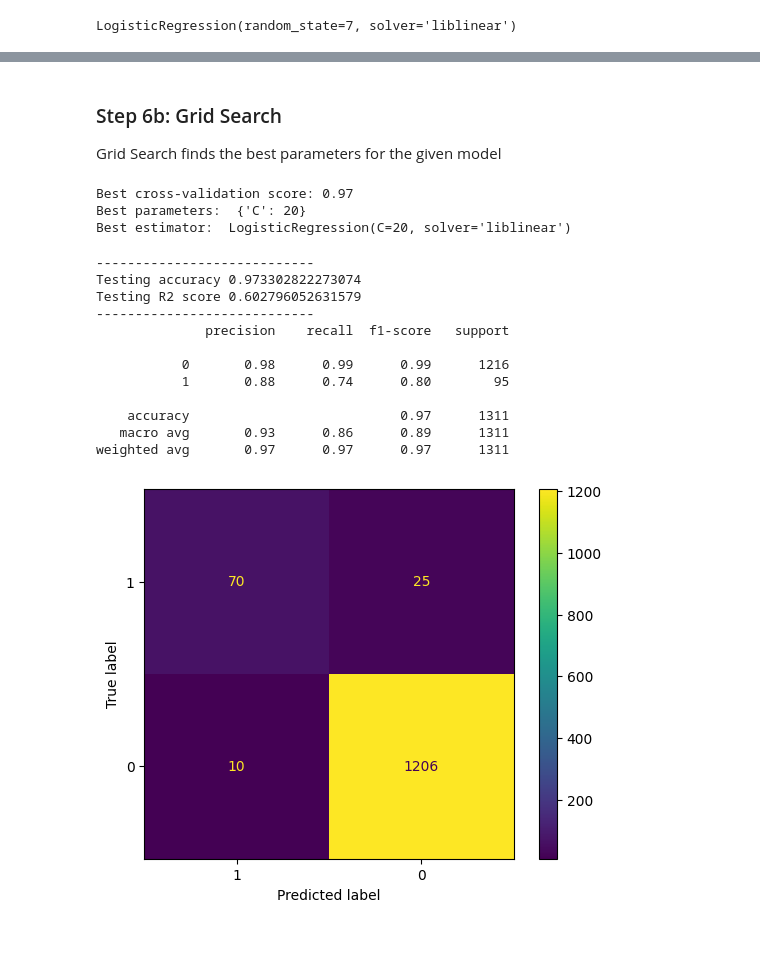
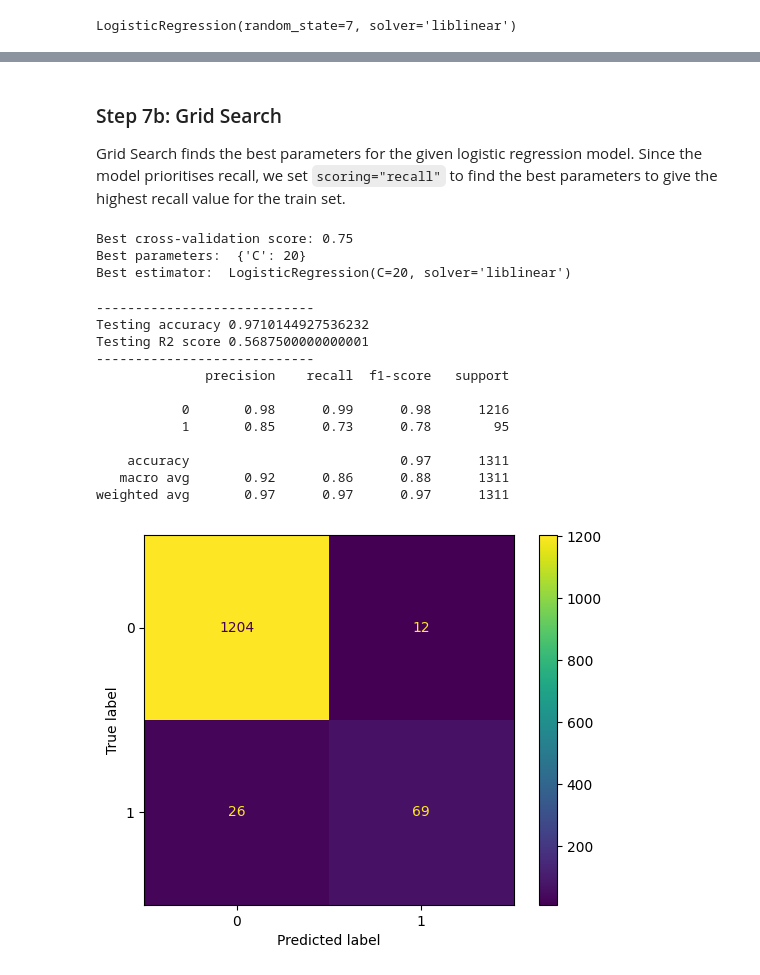
Before and after one commit to eugenelian/DBTT_G5T1, a Jupyter notebook: notebooks/urgency_classification.ipynb, the cells around one changed output, grey strips where cells are left out. Saved outputs shown, nothing was run; the diff lists cells and outputs as text; code cells hidden in the pictures; blank space fills up the shorter version.

```diff
--- a/notebooks/triage_classification.ipynb
+++ b/notebooks/urgency_classification.ipynb
@@ -280,8 +271,8 @@ def handle_missing_data(
     # Return X and y
     return X, y
 # %%
-# Since we know that there is only one row with missing data in 'gender' column, we can remove that row
-X, y = handle_missing_data(X=X, y=y, cols=["gender"], choice="drop")
+# We choose the drop any np.nan data if any
+X, y = handle_missing_data(X=X, y=y, cols=all_cols, choice="drop")
 print(X.shape, y.shape)
 X.isna().sum()
 # %% [output]
@@ -362,11 +356,6 @@ def preprocess_data(
 
     return X, new_scalers
 # %%
-# Set numeric_cols and categorical_cols
-numeric_cols = ["age", "blood pressure", "max heart rate", "bmi", "diabetes_pedigree"]
-binary_cols = ["exercise angina", "hypertension", "heart_disease"]
-categorical_cols = ["gender", "chest pain type", "Residence_type", "smoking_status"]
-
 # Preprocess X_train
 X_train, scalers = preprocess_data(X_train, numeric_cols, binary_cols, categorical_cols)
 X_train.head(5)
@@ -383,6 +372,6 @@ Successfully processed categorical column(s)
 # %%
-# Preprocess X_test
-X_test, scalers = preprocess_data(
+# Preprocess X_test using scalers obtained from fit stage
+X_test, _ = preprocess_data(
     X_test, numeric_cols, binary_cols, categorical_cols, train=False, scalers=scalers
 )
 X_test.head(5)
@@ -516,10 +508,12 @@ weighted avg       0.96      0.96      0.95      1311
 # %% [markdown]
-### Step 6b: Grid Search
-Grid Search finds the best parameters for the given model
+### Step 7b: Grid Search
+Grid Search finds the best parameters for the given logistic regression model. Since the model prioritises recall, we set `scoring="recall"` to find the best parameters to give the highest recall value for the train set.
 # %%
 # Create a grid search for parameter for logistic regression
 param_grid = {"C": [0.01, 0.1, 1, 10, 20]}
-grid = GridSearchCV(LogisticRegression(solver="liblinear"), param_grid, cv=5)
+grid = GridSearchCV(
+    LogisticRegression(solver="liblinear"), param_grid, cv=5, scoring="recall"
+)
 
 # Fit grid search on Train data
 grid.fit(X_train, y_train)
@@ -527,38 +521,38 @@ print("Best cross-validation score: {:.2f}".format(grid.best_score_))
 print("Best parameters: ", grid.best_params_)
 print("Best estimator: ", grid.best_estimator_)
 # %% [output]
-Best cross-validation score: 0.97
+Best cross-validation score: 0.75
 Best parameters:  {'C': 20}
 Best estimator:  LogisticRegression(C=20, solver='liblinear')
 # %%
 # Make prediction
 y_pred = grid.predict(X_test)
 
 # Get accuracy of the model
 print("----------------------------")
 print("Testing accuracy %s" % accuracy_score(y_test, y_pred))
 print(f"Testing R2 score {r2_score(y_test, y_pred)}")
 print("----------------------------")
 
 # Compute confusion matrix
-labels = [1, 0]
+labels = [0, 1]
 cm = confusion_matrix(y_test, y_pred, labels=labels)
 disp = ConfusionMatrixDisplay(confusion_matrix=cm, display_labels=labels)
 disp.plot()
 
 # Look at the value for both 1 and 0 class, the model can predict 0 better than 1
 print(classification_report(y_test, y_pred))
 # %% [output]
 ----------------------------
-Testing accuracy 0.973302822273074
-Testing R2 score 0.602796052631579
+Testing accuracy 0.9710144927536232
+Testing R2 score 0.5687500000000001
 ----------------------------
               precision    recall  f1-score   support
 
-           0       0.98      0.99      0.99      1216
-           1       0.88      0.74      0.80        95
+           0       0.98      0.99      0.98      1216
+           1       0.85      0.73      0.78        95
 
     accuracy                           0.97      1311
-   macro avg       0.93      0.86      0.89      1311
+   macro avg       0.92      0.86      0.88      1311
 weighted avg       0.97      0.97      0.97      1311
-[figure, old version]
+[figure, new version]
```
Also changed, not shown: parts of 27 cells of this notebook, 1 other file.
